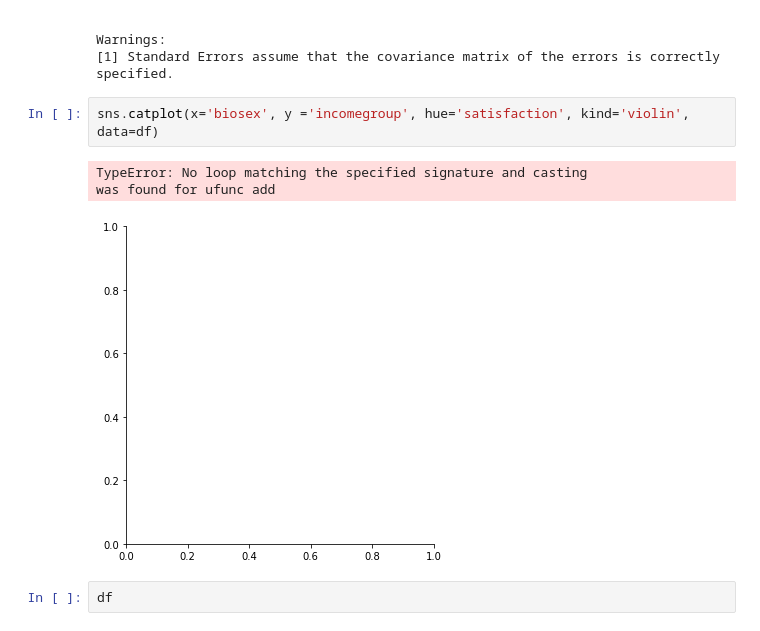
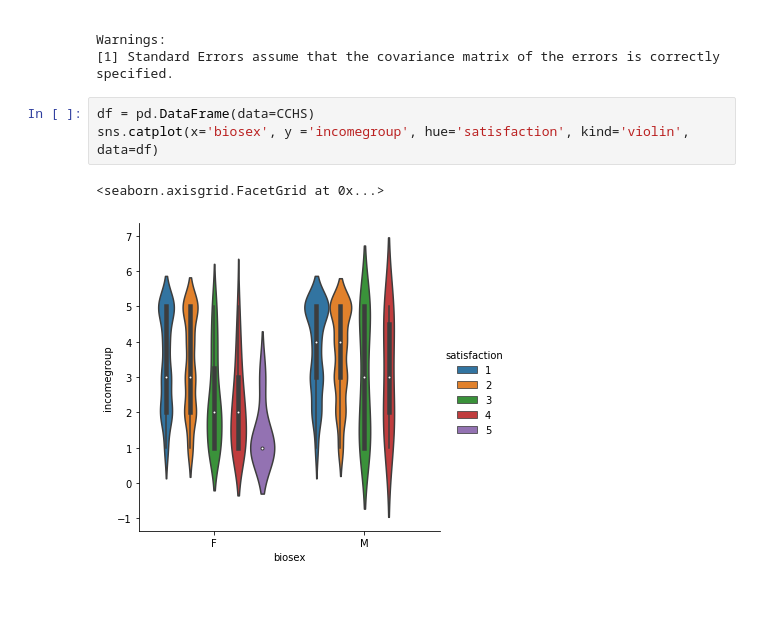
Before and after one commit to diegoarmaca/SocialDataSample, a Jupyter notebook: cchs.ipynb, the cells around one changed output. Drawn from its saved outputs; the diff is of its cells as text; blank space fills up the shorter version.

```diff
--- a/cchs.ipynb
+++ b/cchs.ipynb
@@ -323,10 +331,8 @@ Covariance Type:            nonrobust
 Warnings:
 [1] Standard Errors assume that the covariance matrix of the errors is correctly specified.
 # %%
+df = pd.DataFrame(data=CCHS)
 sns.catplot(x='biosex', y ='incomegroup', hue='satisfaction', kind='violin', data=df)
 # %% [output]
-TypeError: No loop matching the specified signature and casting
-was found for ufunc add
+<seaborn.axisgrid.FacetGrid at 0x...>
-[figure, old version]
+[figure, new version]
-# %%
-df
```
Also changed, not shown: parts of 5 cells of this notebook.
